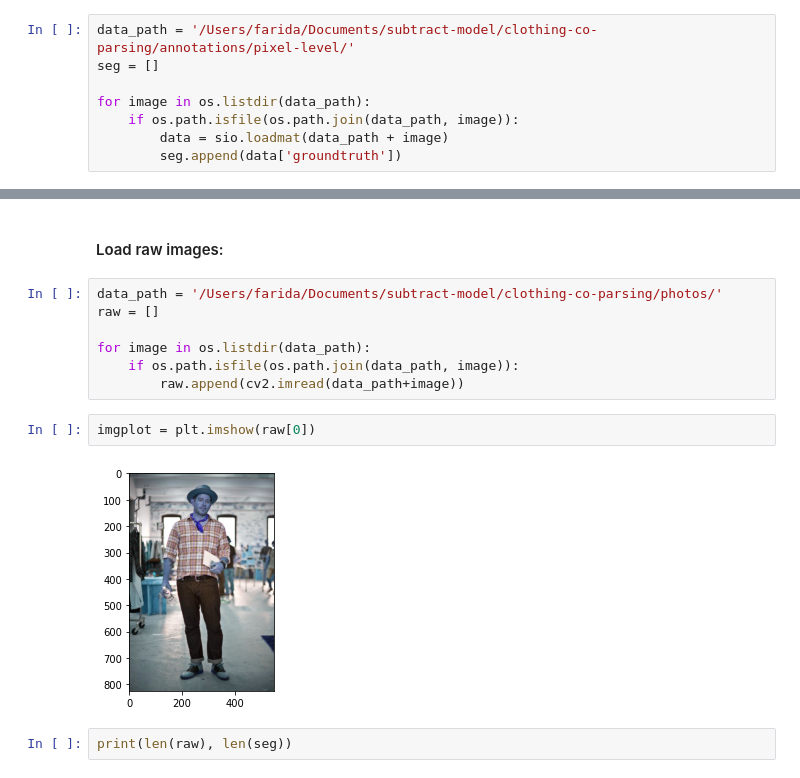
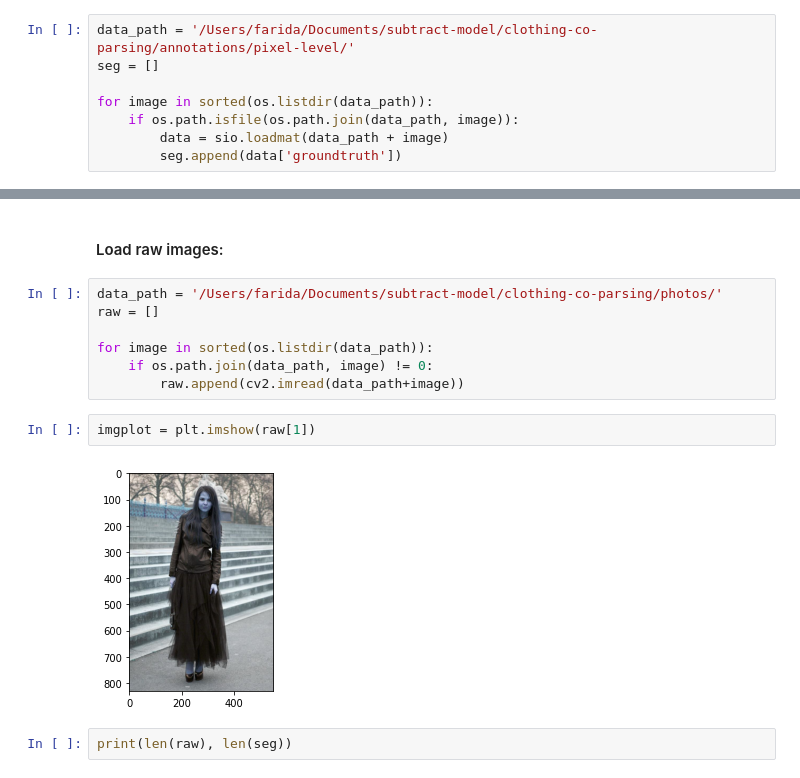
Before and after one commit to Farida-Hamid/Subtract-The-Model, a Jupyter notebook: Prep-Visualise-Data.ipynb, the cells around one changed output, grey strips where cells are left out. Drawn from its saved outputs; the diff is of its cells as text.

Commit message:
Finish data visualization and decide what the final dataset is.

```diff
--- a/Prep-Visualise-Data.ipynb
+++ b/Prep-Visualise-Data.ipynb
@@ -35,7 +35,7 @@ print(segs)
 data_path = '/Users/farida/Documents/subtract-model/clothing-co-parsing/annotations/pixel-level/'
 seg = []
 
-for image in os.listdir(data_path):
+for image in sorted(os.listdir(data_path)):
     if os.path.isfile(os.path.join(data_path, image)):
         data = sio.loadmat(data_path + image)
         seg.append(data['groundtruth'])
@@ -49,13 +78,13 @@ imgplot = plt.imshow(seg[0])
 data_path = '/Users/farida/Documents/subtract-model/clothing-co-parsing/photos/'
 raw = []
 
-for image in os.listdir(data_path):
-    if os.path.isfile(os.path.join(data_path, image)):
+for image in sorted(os.listdir(data_path)):
+    if os.path.join(data_path, image) != 0:
         raw.append(cv2.imread(data_path+image))
 # %%
-imgplot = plt.imshow(raw[0])
+imgplot = plt.imshow(raw[1])
 # %% [output]
-[figure, old version]
+[figure, new version]
 # %%
 print(len(raw), len(seg))
 # %% [output]
```
Also changed, not shown: parts of 10 cells of this notebook, 1 other file.
